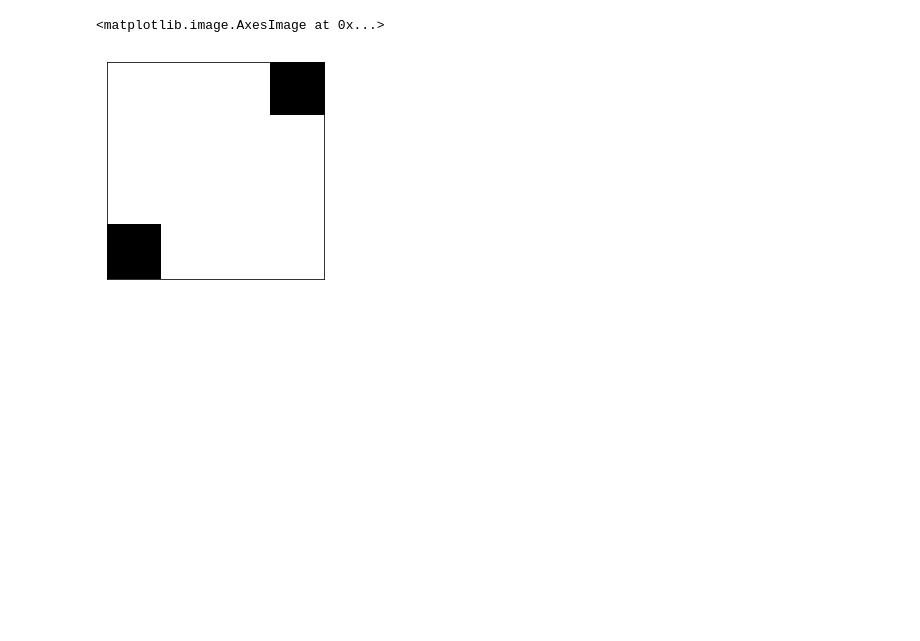
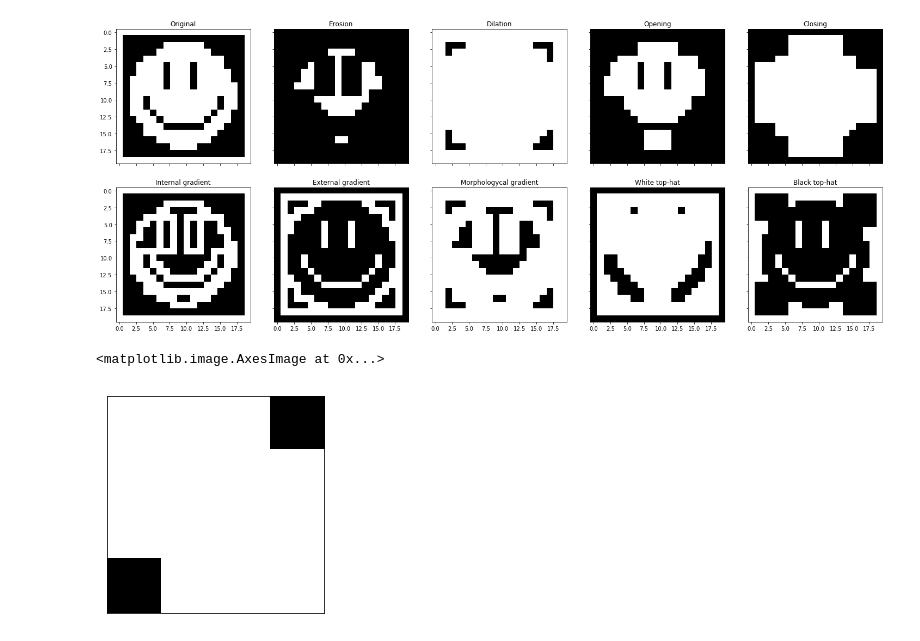
Before and after one commit to Pazitos10/math-morph, a Jupyter notebook: morpholgy_python.ipynb, the cells around one changed output. Saved outputs shown, nothing was run; the diff lists cells and outputs as text; code cells hidden in the pictures; blank space fills up the shorter version.

```diff
--- a/morpholgy_python.ipynb
+++ b/morpholgy_python.ipynb
@@ -65,3 +16,23 @@ fm.show(fm.apply_filter('bth', img))
+# %%
+fig = plt.figure()
+fig.set_figwidth(100)
+fig.set_figheight(150)
+
+fig.subplots_adjust(left=0.05, right=0.95)
+grid = AxesGrid(fig, 141, nrows_ncols=(2, 5), axes_pad=0.6)
+
+filters = ['original', 'er','di', 'op', 'cl', 'ig', 'eg', 'mg', 'wth', 'bth']
+titles = ['Original', 'Erosion', 'Dilation', 'Opening', 'Closing', 'Internal gradient', 'External gradient', 'Morphologycal gradient', 'White top-hat', 'Black top-hat']
+
+grid[0].set_title(titles[0])
+grid[0].imshow(fm.apply_threshold(img), cmap=plt.cm.binary_r)
+for i, f in zip(range(1, len(filters)), filters[1:]):
+    grid[i].set_title(titles[i])
+    grid[i].imshow(fm.apply_filter(f, img), cmap=plt.cm.binary_r)
+
+plt.savefig("filters.png")
+# %% [output]
+[figure, added]
 # %%
 test_img = np.array([[1,1,1,0],
                   [1,1,1,1],
```
Also changed, not shown: parts of 17 cells of this notebook, 4 other files.
